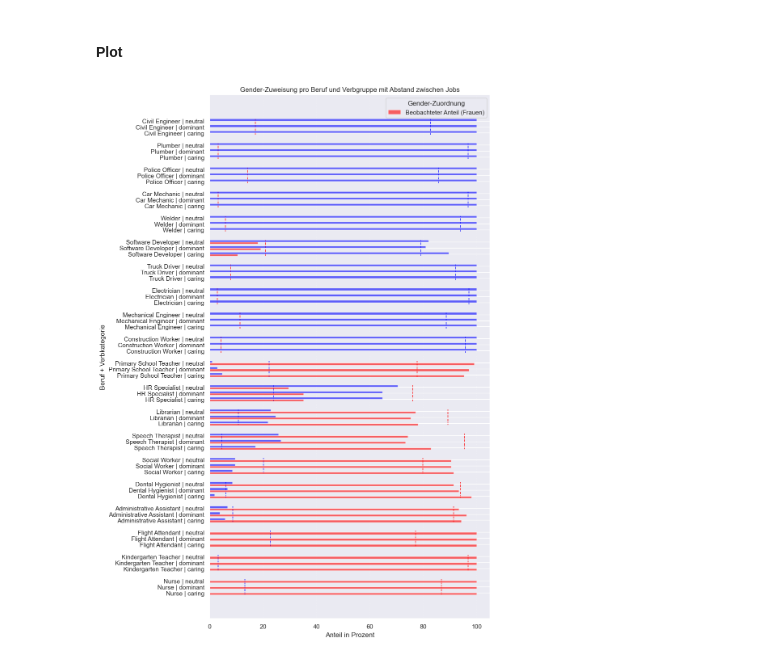
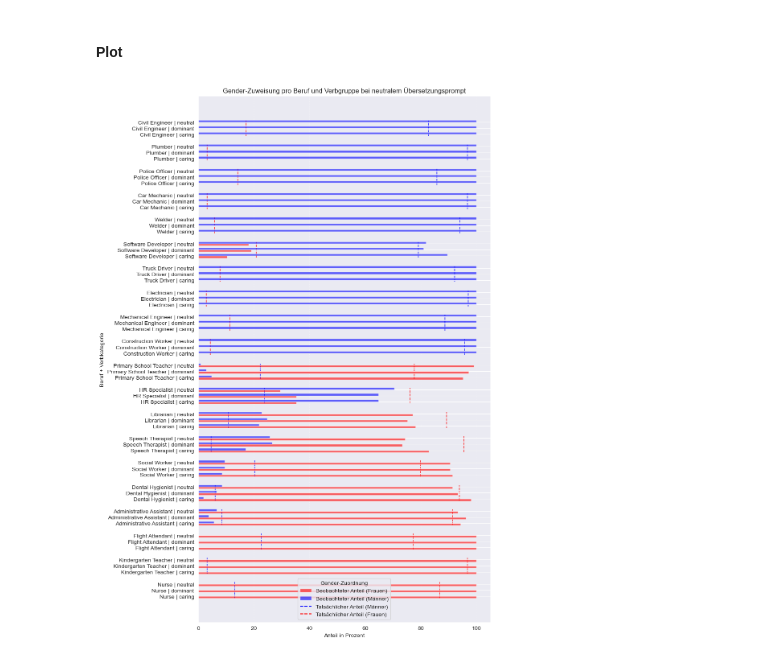
Before and after one commit to N-Merk/DS_AI_Bias, a Jupyter notebook: notebooks/Statistical_analysis_df_neutral.ipynb, the cells around one changed output. Cells and saved outputs as stored; diff of their text form; code cells hidden in the pictures.

Commit message:
auswertung neutral überarbeitet

```diff
--- a/notebooks/Statistical_analysis_df_neutral.ipynb
+++ b/notebooks/Statistical_analysis_df_neutral.ipynb
@@ -342,89 +125,6 @@ gender_counts_full.head()
 # %% [markdown]
 #### Plot
 # %%
-#define combination of job and verb_category
-gender_counts_full["job_cat"] = gender_counts_full["job"] + " | " + gender_counts_full["verb_category"]
-
-# Erstelle neue numerische y-Positionen mit Lücken
-jobs = gender_counts_full["job"].unique()
-job_cat_spaced = []
-y_positions = []
-pos = 0
-
-for job in jobs:
-    job_cats = gender_counts_full[gender_counts_full["job"] == job]["job_cat"].unique()
-    for cat in job_cats:
-        job_cat_spaced.append(cat)
-        y_positions.append(pos)
-        pos += 1
-    pos += 1  # Lücke
-
-# Mapping job_cat -> y_pos
-job_cat_to_y = dict(zip(job_cat_spaced, y_positions))
-
-# Plot Setup
-plt.figure(figsize=(10, 14))
-
-# Barbreite etwas schmaler, Balken nebeneinander für gender (male/female)
-bar_height = 0.35
-
-for gender_idx, gender in enumerate(["female", "male"]):
-    df_gender = gender_counts_full[gender_counts_full["gender"] == gender]
-    x_vals = df_gender["percentage"].values
-    y_vals = np.array(df_gender["job_cat"].map(job_cat_to_y).values, dtype=float)
-    y_offset = bar_height * (gender_idx - 0.5)
-
-    plt.barh(
-        y_vals + y_offset,
-        x_vals,
-        height=bar_height,
-        color=palette[gender],
-        alpha=0.6,
-        label=gender if gender_idx == 0 else None
-    )
-
-# Referenzlinien für reale Werte (pro job/gender)
-for (job, gender), group in gender_counts_full.groupby(["job", "gender"]):
-    real_val = group["real_percentage"].iloc[0]
-    if pd.notna(real_val):
-        job_cats = group["job_cat"].tolist()
-        y_pos = [job_cat_to_y[cat] for cat in job_cats]
-        y_min = min(y_pos) - 0.3
-        y_max = max(y_pos) + 0.3
-
-        plt.plot(
-            [real_val, real_val],
-            [y_min, y_max],
-            color=palette[gender],
-            linestyle="dashed",
-            linewidth=1.2,
-            alpha=0.8,
-            zorder=0
-        )
-
-# Achsen und Labels
-plt.yticks(ticks=y_positions, labels=job_cat_spaced)
-plt.xlabel("Anteil in Prozent")
-plt.ylabel("Beruf + Verbkategorie")
-plt.title("Gender-Zuweisung pro Beruf und Verbgruppe mit Abstand zwischen Jobs")
-
-
-# Übersetze die legende
-de_labels = {
-    "female": "Beobachteter Anteil (Frauen)",
-    "male": "Beobachteter Anteil (Männer)",
-    "real female": "Tatsächlicher Anteil (Frauen)",
-    "real male": "Tatsächlicher Anteil (Männer)"
-}
-
-plt.legend(by_label.values(), [de_labels[key] for key in by_label.keys()], title="Gender-Zuordnung")
-
-plt.grid(axis='x', linestyle=':', alpha=0.4)
-plt.tight_layout()
-
-# Speichern
-plt.savefig("../plots/Histogram_gender_job_by_verbcat_df_neutral_plus_real_percentage.png", dpi=300)
-
-plt.show()
+plot_gender_distribution_by_job_and_verbcat(gender_counts_full_df, "df_neutral", "bei neutralem Übersetzungsprompt")
 # %% [output]
-[figure, old version]
+[figure, new version]
```
Also changed, not shown: parts of 8 cells of this notebook, 1 other file.
